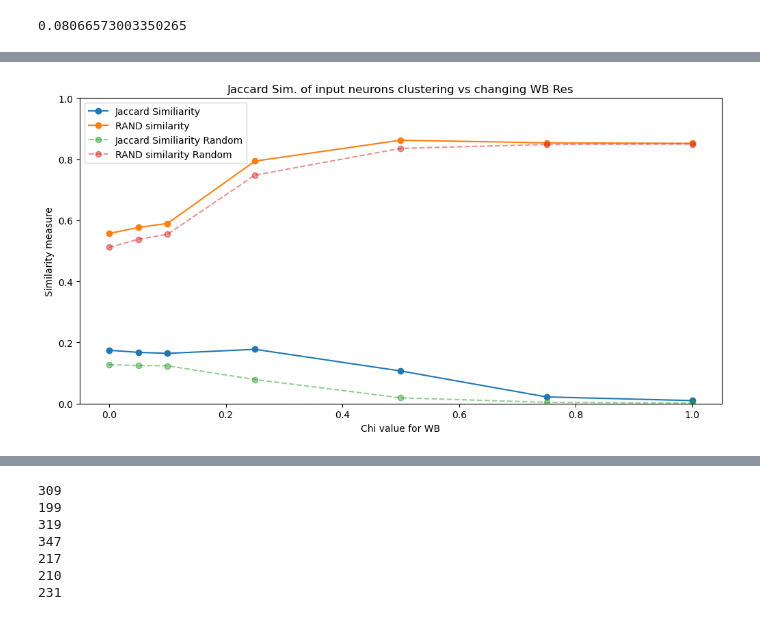
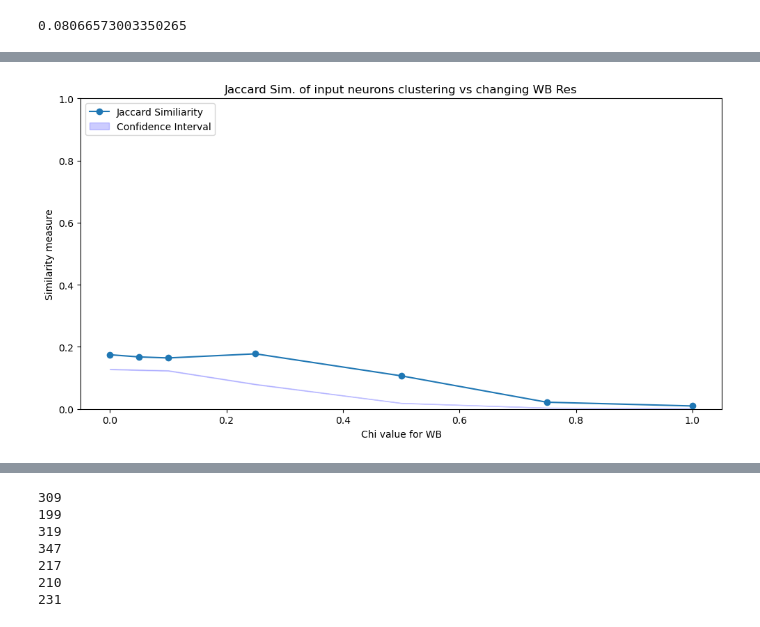
Before and after one commit to Gutierrez-lab/oviIN-analyses-gabrielle, a Jupyter notebook: jaccard_analysis.ipynb, the cells around one changed output, grey strips where cells are left out. Cells and saved outputs as stored; diff of their text form; code cells hidden in the pictures.

Commit message:
editing jaccard analysis

```diff
--- a/jaccard_analysis.ipynb
+++ b/jaccard_analysis.ipynb
@@ -220,7 +134,7 @@ values = list(chi_run.values())
 random.shuffle(values)
 chi_run_random = dict(zip(chi_run.keys(), values))
 
-f00, f01, f10, f11 = cluster_similarity0(chi_run, chi_run_random)
-f11/(f11 + f01 + f10)
+jaccard_index, rand_score = cluster_similarity(chi_run, chi_run_random)
+jaccard_index
 # %% [output]
 0.08066573003350265
@@ -272,15 +247,23 @@ plt.style.use('default')
 # %%
 plt.figure(figsize=(10, 5))
+
+# Calculate the confidence intervals
+lower_bound = {res: jac_indices_random_mean[res] - jac_indices_random_std[res] for res in resolutions}
+upper_bound = {res: jac_indices_random_mean[res] + jac_indices_random_std[res] for res in resolutions}
+
 plt.plot([float(res) for res in resolutions], [jac_indices[res] for res in resolutions], marker='o', label = 'Jaccard Similiarity')
-plt.plot([float(res) for res in resolutions], [rand_scores[res] for res in resolutions], marker='o', label = 'RAND similarity')
-plt.plot([float(res) for res in resolutions], [jac_indices_random[res] for res in resolutions], marker='o', label = 'Jaccard Similiarity Random', linestyle = '--', alpha = 0.5)
-plt.plot([float(res) for res in resolutions], [rand_scores_random[res] for res in resolutions], marker='o', label = 'RAND similarity Random', linestyle = '--', alpha = 0.5)
+plt.plot([float(res) for res in resolutions], [jac_indices_random_mean[res] for res in resolutions], label = 'Jaccard Similiarity Random', linestyle = '--', alpha = 0.5)
+
+# Plot the confidence intervals
+plt.fill_between([float(res) for res in resolutions], [lower_bound[res] for res in resolutions], [upper_bound[res] for res in resolutions], color='b', alpha=0.2, label='Confidence Interval')
+
+
 plt.legend(loc='upper left')
 plt.tight_layout()
 plt.ylim(0, 1)
 plt.xlabel('Chi value for WB')
 plt.ylabel('Similarity measure')
 plt.title('Jaccard Sim. of input neurons clustering vs changing WB Res')
 plt.show()
 # %% [output]
-[figure, old version]
+[figure, new version]
```
Also changed, not shown: parts of 25 cells of this notebook.
